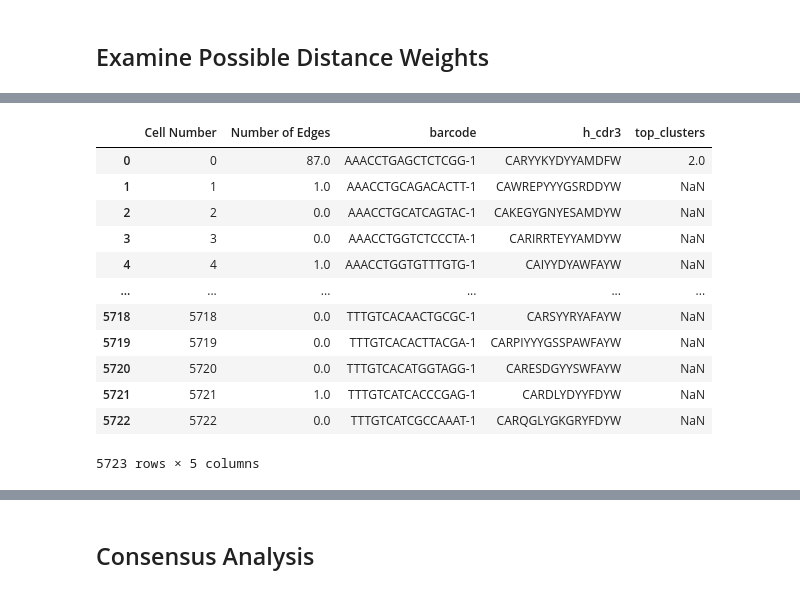
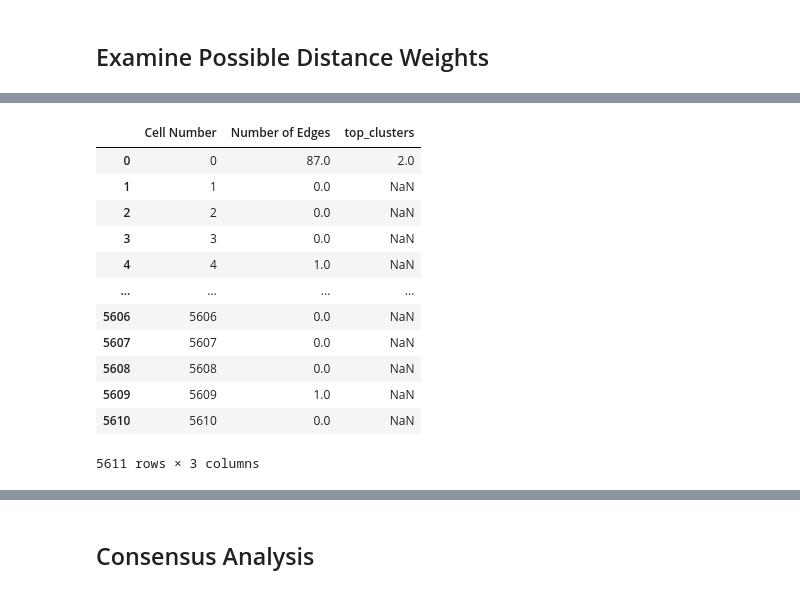
Before and after one commit to wkwong-henlix/10X_bcr_sequence_analysis, a Jupyter notebook: ILT4/set1_10062022/set1.ipynb, the cells around one changed output, grey strips where cells are left out. Saved outputs shown, nothing was run; the diff lists cells and outputs as text; code cells hidden in the pictures.

```diff
--- a/ILT4/set1_10062022/set1.ipynb
+++ b/ILT4/set1_10062022/set1.ipynb
@@ -110,0 +67,9 @@ plt.xticks(np.arange(min(config['cdr3_len']), max(config['cdr3_len']), 1));
+# %%
+num_chains_vs_chain = barcode_counts.rename(columns={"is_cell": "num_chains"}).set_index(['sample_num', 'barcode']).join(config.set_index(['sample_num', 'barcode'])[['chain']])
+num_chains_vs_chain = num_chains_vs_chain.reset_index().groupby(['num_chains', 'chain']).count().reset_index()
+
+sns.catplot(data=num_chains_vs_chain,
+           x="num_chains", y="sample_num", hue="chain",
+           kind="bar").set(title="Distribution in Ig Chains by Chain Type",
+                           xlabel="Number of Ig Chains per Barcode",
+                           ylabel="Number of Cells");
@@ -131,8 +163,11 @@ Decided to only use all cells with only Heavy CRD3, but can only have one or two
 # %%
-barcode_cells_for_analysis = barcode_counts[barcode_counts['is_cell'] < 3]['barcode']
+# Need to use both the sample_num and barcode to select the IGH since there are duplicate barcodes across multiple pools
+barcode_cells_for_analysis = barcode_counts.set_index(['sample_num', 'barcode'])
+barcode_cells_for_analysis = barcode_cells_for_analysis[barcode_cells_for_analysis['is_cell'] < 3]
 
-chains = config[config['barcode'].isin(barcode_cells_for_analysis)]
-chains = chains[chains['chain'] == 'IGH']
+
+chains = config.set_index(['sample_num', 'barcode']).loc[barcode_cells_for_analysis.index, :]
+chains = chains[chains['chain'] == 'IGH'].reset_index()
 
 chains = chains[['barcode', 'cdr3']].rename(columns={'cdr3': 'h_cdr3'})
 
@@ -270,0 +269,22 @@ plt.title("Number of Cells in the 10 Largest Clusters");
+# %%
+cluster_cdr_len = pd.DataFrame()
+cluster_cdr_len['Cell Number'] = list(nx.degree_centrality(G).keys())
+
+# Add sequence data
+cluster_cdr_len = pd.concat([cluster_cdr_len, chains.reset_index(drop=True)], axis=1)
+
+# Label the cells in the top clusters
+def find_cluster(cell_num):
+    for i in range(len(top10_clusters)):
+        if int(cell_num) in top10_clusters[i]:
+            return i+1
+    #return None
+
+cluster_cdr_len['top_clusters'] = cluster_cdr_len["Cell Number"].apply(find_cluster)
+
+# Select only the top 3 clusters
+cluster_cdr_len_top3 = cluster_cdr_len[cluster_cdr_len['top_clusters'].isin([1, 2, 3])]
+
+cluster_cdr_len_top3['length'] = cluster_cdr_len_top3['h_cdr3'].apply(len)
+
+cluster_cdr_len_top3
@@ -271,36 +343,36 @@ plt.title("Number of Cells in the 10 Largest Clusters");
 # %%
 degree_centrality = pd.DataFrame()
 degree_centrality['Cell Number'] = list(nx.degree_centrality(G).keys())
 
 # Use nx.degree_centrality(G) to get the number of edges per node
 degree_centrality['degree_centrality_norm'] = list(nx.degree_centrality(G).values())
 degree_centrality['degree_centrality_norm'] = np.round(degree_centrality['degree_centrality_norm']*chains.shape[0], 1)
 degree_centrality = degree_centrality.rename(columns={"degree_centrality_norm": "Number of Edges"})
 
 # Add sequence data
-degree_centrality = pd.concat([degree_centrality, chains.reset_index(drop=True)], axis=1)
+#degree_centrality = pd.concat([degree_centrality, chains.reset_index(drop=True)], axis=1)
 
 # Label the cells in the top clusters
 def find_cluster(cell_num):
     for i in range(len(top10_clusters)):
         if int(cell_num) in top10_clusters[i]:
             return i+1
     #return None
 
 degree_centrality['top_clusters'] = degree_centrality["Cell Number"].apply(find_cluster)
 
 degree_centrality
 # %% [output]
-|  | Cell Number | Number of Edges | barcode | h_cdr3 | top_clusters |
-| 0 | 0 | 87.0 | AAACCTGAGCTCTCGG-1 | CARYYKYDYYAMDFW | 2.0 |
-| 1 | 1 | 1.0 | AAACCTGCAGACACTT-1 | CAWREPYYYGSRDDYW | NaN |
-| 2 | 2 | 0.0 | AAACCTGCATCAGTAC-1 | CAKEGYGNYESAMDYW | NaN |
-| 3 | 3 | 0.0 | AAACCTGGTCTCCCTA-1 | CARIRRTEYYAMDYW | NaN |
-| 4 | 4 | 1.0 | AAACCTGGTGTTTGTG-1 | CAIYYDYAWFAYW | NaN |
-| ... | ... | ... | ... | ... | ... |
-| 5718 | 5718 | 0.0 | TTTGTCACAACTGCGC-1 | CARSYYRYAFAYW | NaN |
-| 5719 | 5719 | 0.0 | TTTGTCACACTTACGA-1 | CARPIYYYGSSPAWFAYW | NaN |
-| 5720 | 5720 | 0.0 | TTTGTCACATGGTAGG-1 | CARESDGYYSWFAYW | NaN |
-| 5721 | 5721 | 1.0 | TTTGTCATCACCCGAG-1 | CARDLYDYYFDYW | NaN |
-| 5722 | 5722 | 0.0 | TTTGTCATCGCCAAAT-1 | CARQGLYGKGRYFDYW | NaN |
+|  | Cell Number | Number of Edges | top_clusters |
+| 0 | 0 | 87.0 | 2.0 |
+| 1 | 1 | 0.0 | NaN |
+| 2 | 2 | 0.0 | NaN |
+| 3 | 3 | 0.0 | NaN |
+| 4 | 4 | 1.0 | NaN |
+| ... | ... | ... | ... |
+| 5606 | 5606 | 0.0 | NaN |
+| 5607 | 5607 | 0.0 | NaN |
+| 5608 | 5608 | 0.0 | NaN |
+| 5609 | 5609 | 1.0 | NaN |
+| 5610 | 5610 | 0.0 | NaN |
-5723 rows × 5 columns
+5611 rows × 3 columns
```
Also changed, not shown: parts of 50 cells of this notebook.
